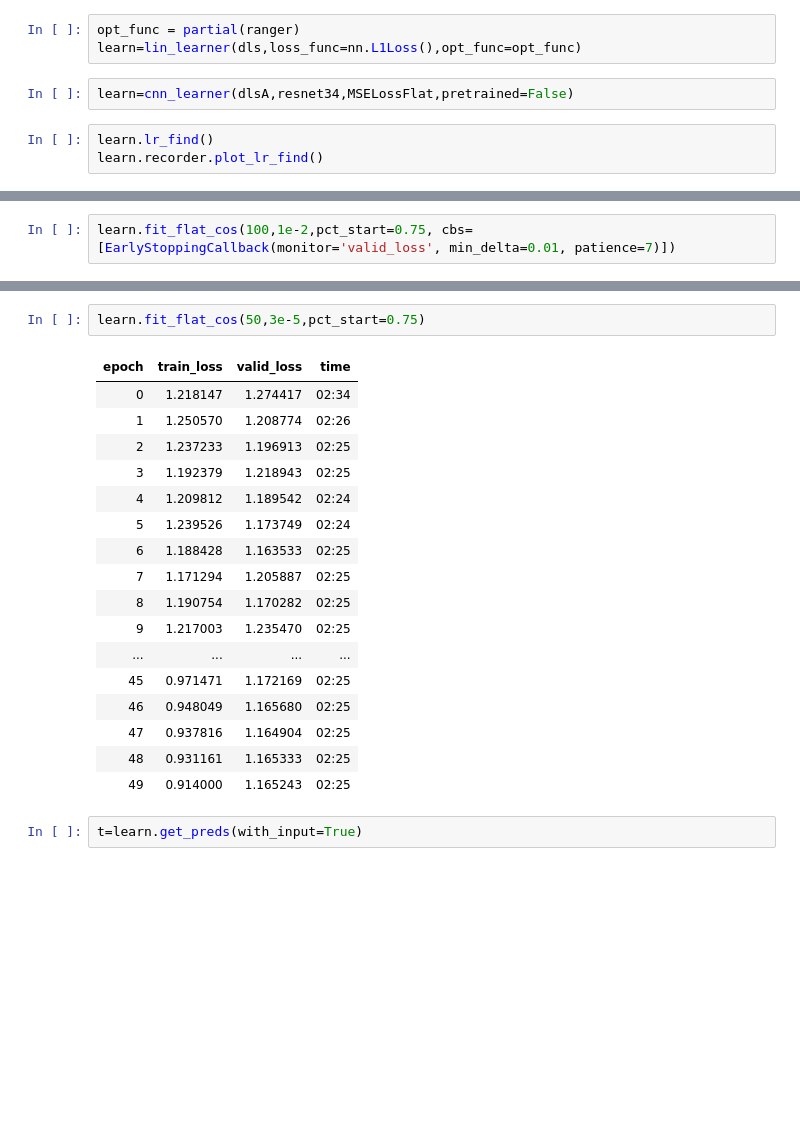
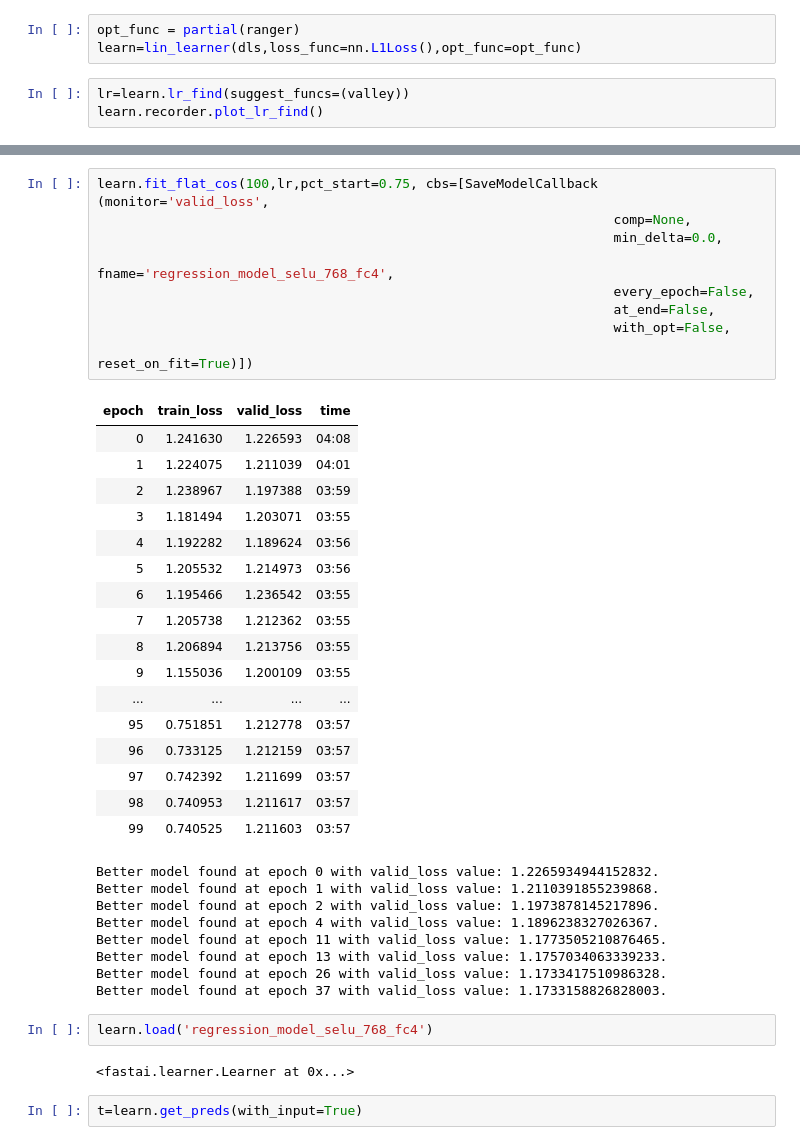
Before and after one commit to ArenLYT/EmotionalArtGeneration, a Jupyter notebook: Regression.ipynb, the cells around one changed output, grey strips where cells are left out. Saved outputs shown, nothing was run; the diff lists cells and outputs as text; blank space fills up the shorter version.

```diff
--- a/Regression.ipynb
+++ b/Regression.ipynb
@@ -198,10 +190,8 @@ def lin_learner(data,**kwargs):
 # %%
 opt_func = partial(ranger)
 learn=lin_learner(dls,loss_func=nn.L1Loss(),opt_func=opt_func)
-# %%
-learn=cnn_learner(dlsA,resnet34,MSELossFlat,pretrained=False)
 # %%
-learn.lr_find()
+lr=learn.lr_find(suggest_funcs=(valley))
 learn.recorder.plot_lr_find()
 # %% [output]
 [interactive output not drawn]
@@ -210,2 +199,0 @@ learn.recorder.plot_lr_find()
-# %%
-learn.fit_flat_cos(100,1e-2,pct_start=0.75, cbs=[EarlyStoppingCallback(monitor='valid_loss', min_delta=0.01, patience=7)])
@@ -212,23 +204,42 @@ learn.fit_flat_cos(100,1e-2,pct_start=0.75, cbs=[EarlyStoppingCallback(monitor='
 # %%
-learn.fit_flat_cos(50,3e-5,pct_start=0.75)
+learn.fit_flat_cos(100,lr,pct_start=0.75, cbs=[SaveModelCallback (monitor='valid_loss',
+                                                                  comp=None,
+                                                                  min_delta=0.0,
+                                                                  fname='regression_model_selu_768_fc4',
+                                                                  every_epoch=False,
+                                                                  at_end=False,
+                                                                  with_opt=False,
+                                                                  reset_on_fit=True)])
 # %% [output]
 | epoch | train_loss | valid_loss | time |
-| 0 | 1.218147 | 1.274417 | 02:34 |
-| 1 | 1.250570 | 1.208774 | 02:26 |
-| 2 | 1.237233 | 1.196913 | 02:25 |
-| 3 | 1.192379 | 1.218943 | 02:25 |
-| 4 | 1.209812 | 1.189542 | 02:24 |
-| 5 | 1.239526 | 1.173749 | 02:24 |
-| 6 | 1.188428 | 1.163533 | 02:25 |
-| 7 | 1.171294 | 1.205887 | 02:25 |
-| 8 | 1.190754 | 1.170282 | 02:25 |
-| 9 | 1.217003 | 1.235470 | 02:25 |
+| 0 | 1.241630 | 1.226593 | 04:08 |
+| 1 | 1.224075 | 1.211039 | 04:01 |
+| 2 | 1.238967 | 1.197388 | 03:59 |
+| 3 | 1.181494 | 1.203071 | 03:55 |
+| 4 | 1.192282 | 1.189624 | 03:56 |
+| 5 | 1.205532 | 1.214973 | 03:56 |
+| 6 | 1.195466 | 1.236542 | 03:55 |
+| 7 | 1.205738 | 1.212362 | 03:55 |
+| 8 | 1.206894 | 1.213756 | 03:55 |
+| 9 | 1.155036 | 1.200109 | 03:55 |
 | ... | ... | ... | ... |
-| 45 | 0.971471 | 1.172169 | 02:25 |
-| 46 | 0.948049 | 1.165680 | 02:25 |
-| 47 | 0.937816 | 1.164904 | 02:25 |
-| 48 | 0.931161 | 1.165333 | 02:25 |
-| 49 | 0.914000 | 1.165243 | 02:25 |
+| 95 | 0.751851 | 1.212778 | 03:57 |
+| 96 | 0.733125 | 1.212159 | 03:57 |
+| 97 | 0.742392 | 1.211699 | 03:57 |
+| 98 | 0.740953 | 1.211617 | 03:57 |
+| 99 | 0.740525 | 1.211603 | 03:57 |
+Better model found at epoch 0 with valid_loss value: 1.2265934944152832.
+Better model found at epoch 1 with valid_loss value: 1.2110391855239868.
+Better model found at epoch 2 with valid_loss value: 1.1973878145217896.
+Better model found at epoch 4 with valid_loss value: 1.1896238327026367.
+Better model found at epoch 11 with valid_loss value: 1.1773505210876465.
+Better model found at epoch 13 with valid_loss value: 1.1757034063339233.
+Better model found at epoch 26 with valid_loss value: 1.1733417510986328.
+Better model found at epoch 37 with valid_loss value: 1.1733158826828003.
+# %%
+learn.load('regression_model_selu_768_fc4')
+# %% [output]
+<fastai.learner.Learner at 0x...>
 # %%
 t=learn.get_preds(with_input=True)
 # %% [output]
```
Also changed, not shown: parts of 7 cells of this notebook, 1 other file.
